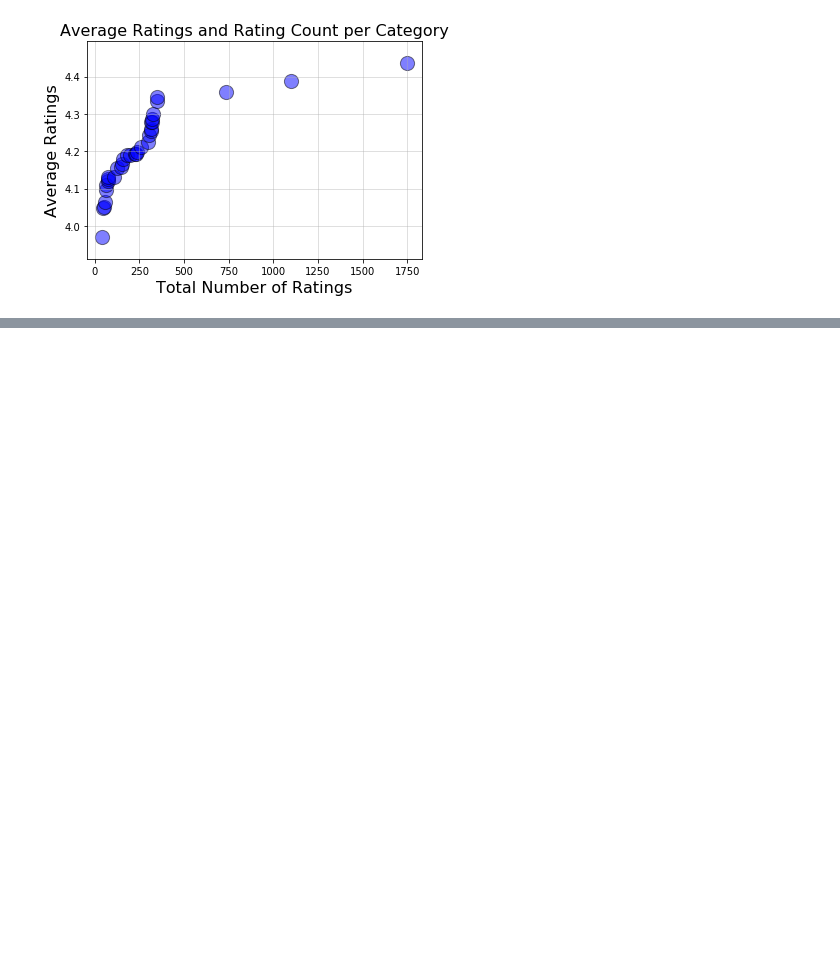
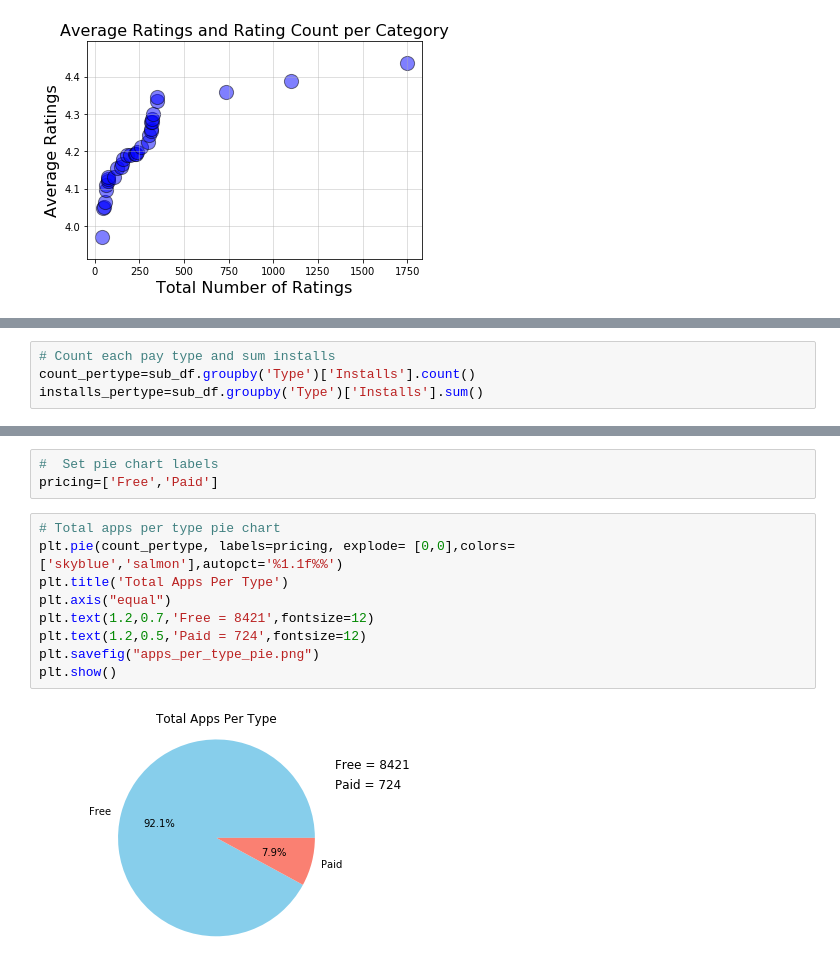
Before and after one commit to tworthy94/BootCamp_Project_01, a Jupyter notebook: Analysis.ipynb, the cells around one changed output, grey strips where cells are left out. Saved outputs shown, nothing was run; the diff lists cells and outputs as text; blank space fills up the shorter version.

```diff
--- a/Analysis.ipynb
+++ b/Analysis.ipynb
@@ -145,0 +148,4 @@ plt.show()
+# %%
+# Count each pay type and sum installs
+count_pertype=sub_df.groupby('Type')['Installs'].count()
+installs_pertype=sub_df.groupby('Type')['Installs'].sum()
@@ -145,0 +166,14 @@ plt.show()
+# %%
+#  Set pie chart labels
+pricing=['Free','Paid']
+# %%
+# Total apps per type pie chart
+plt.pie(count_pertype, labels=pricing, explode= [0,0],colors= ['skyblue','salmon'],autopct='%1.1f%%')
+plt.title('Total Apps Per Type')
+plt.axis("equal")
+plt.text(1.2,0.7,'Free = 8421',fontsize=12)
+plt.text(1.2,0.5,'Paid = 724',fontsize=12)
+plt.savefig("apps_per_type_pie.png")
+plt.show()
+# %% [output]
+[figure, added]
```
Also changed, not shown: parts of 6 cells of this notebook, 4 other files.
